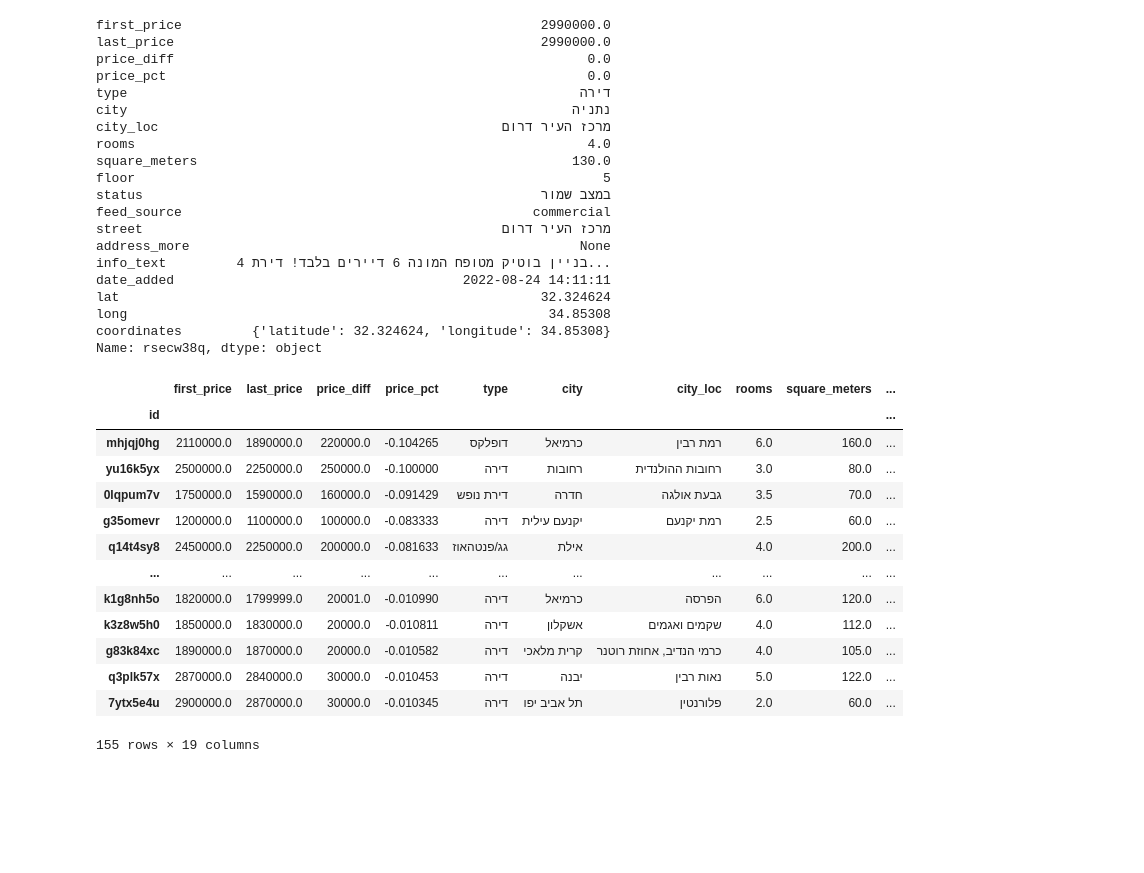
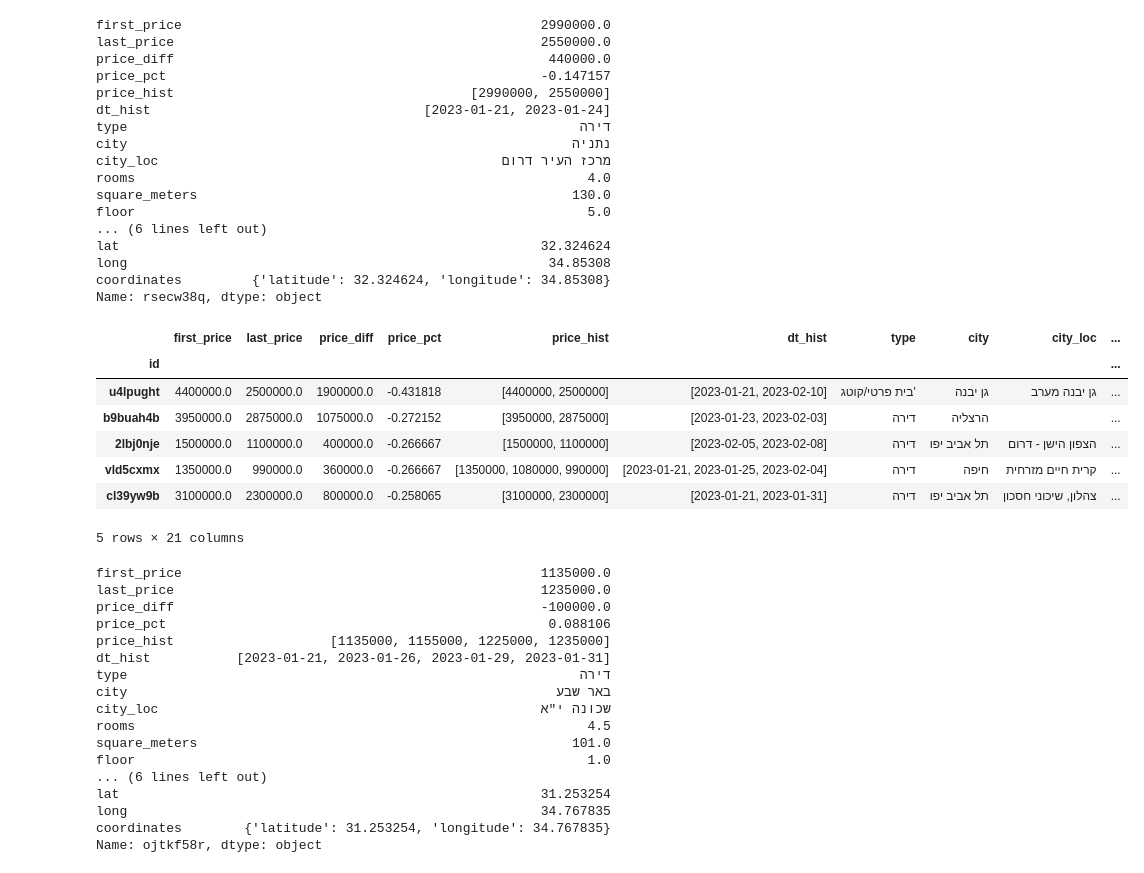
Before and after one commit to lidoraz/realestate, a Jupyter notebook: forsale/anaylize.ipynb, the cells around one changed output. Cells and saved outputs as stored; diff of their text form; code cells hidden in the pictures; blank space fills up the shorter version.

```diff
--- a/forsale/anaylize.ipynb
+++ b/forsale/anaylize.ipynb
@@ -138,10 +113,17 @@ df_p
+# %%
+ids = df_hist.groupby('id').size()
+ids = ids[ids > 1]
+# ids.index
+# %%
+price_hist = df_hist[df_hist['id'].isin(ids.index)].sort_values(['id', 'processing_date']).groupby('id').agg(dict(price=list, processing_date=list))
+price_hist.columns = ['price_hist', 'dt_hist']
 # %%
 # TODO: THIS IS BETTER FOR NOT HAVING FFILL AND BFILL for handling nulls
 # df_p.apply(lambda x: (x[x.last_valid_index()] / x[x.first_valid_index()]) -1, axis=1).rename('price_pct')
 # %%
-price_pct = df_p.apply(lambda x: (x[1] / x[0]) -1, axis=1).rename('price_pct')
-price_diff = df_p.apply(lambda x: x[0] - x[1], axis=1).rename('price_diff')
+price_pct = df_p.apply(lambda x: (x[-1] / x[0]) -1, axis=1).rename('price_pct')
+price_diff = df_p.apply(lambda x: x[0] - x[-1], axis=1).rename('price_diff')
 first_price = df_p.apply(lambda x: x[0], axis=1).rename('first_price')
-last_price = df_p.apply(lambda x: x[1], axis=1).rename('last_price')
+last_price = df_p.apply(lambda x: x[-1], axis=1).rename('last_price')
 # %%
-df_metrics = pd.concat([first_price, last_price, price_diff, price_pct], axis=1)
+df_metrics = pd.concat([first_price, last_price, price_diff, price_pct, price_hist], axis=1)
@@ -191,39 +185,50 @@ df.sort_values('price_pct')
 df.loc['rsecw38q']
 # %% [output]
 first_price                                              2990000.0
-last_price                                               2990000.0
-price_diff                                                     0.0
-price_pct                                                      0.0
+last_price                                               2550000.0
+price_diff                                                440000.0
+price_pct                                                -0.147157
+price_hist                                      [2990000, 2550000]
+dt_hist                                   [2023-01-21, 2023-01-24]
 type                                                          דירה
 city                                                         נתניה
 city_loc                                            מרכז העיר דרום
 rooms                                                          4.0
 square_meters                                                130.0
-floor                                                            5
-status                                                   במצב שמור
-feed_source                                             commercial
-street                                              מרכז העיר דרום
-address_more                                                  None
-info_text         בניין בוטיק מטופח המונה 6 דיירים בלבד! דירת 4...
-date_added                                     2022-08-24 14:11:11
+floor                                                          5.0
+... (6 lines left out)
 lat                                                      32.324624
 long                                                      34.85308
 coordinates         {'latitude': 32.324624, 'longitude': 34.85308}
 Name: rsecw38q, dtype: object
 # %%
-df.query('last_price < 3000000 and -0.9 < price_pct < -0.01 and price_diff < 1e7').sort_values('price_pct')
+df.query('last_price < 3000000 and -0.9 < price_pct < -0.01 and price_diff < 1e7').sort_values('price_pct').head()
 # %% [output]
-|  | first_price | last_price | price_diff | price_pct | type | city | city_loc | rooms | square_meters | ... |
+|  | first_price | last_price | price_diff | price_pct | price_hist | dt_hist | type | city | city_loc | ... |
 | id |  |  |  |  |  |  |  |  |  | ... |
-| mhjqj0hg | 2110000.0 | 1890000.0 | 220000.0 | -0.104265 | דופלקס | כרמיאל | רמת רבין | 6.0 | 160.0 | ... |
-| yu16k5yx | 2500000.0 | 2250000.0 | 250000.0 | -0.100000 | דירה | רחובות | רחובות ההולנדית | 3.0 | 80.0 | ... |
-| 0lqpum7v | 1750000.0 | 1590000.0 | 160000.0 | -0.091429 | דירת נופש | חדרה | גבעת אולגה | 3.5 | 70.0 | ... |
-| g35omevr | 1200000.0 | 1100000.0 | 100000.0 | -0.083333 | דירה | יקנעם עילית | רמת יקנעם | 2.5 | 60.0 | ... |
-| q14t4sy8 | 2450000.0 | 2250000.0 | 200000.0 | -0.081633 | גג/פנטהאוז | אילת |  | 4.0 | 200.0 | ... |
-| ... | ... | ... | ... | ... | ... | ... | ... | ... | ... | ... |
-| k1g8nh5o | 1820000.0 | 1799999.0 | 20001.0 | -0.010990 | דירה | כרמיאל | הפרסה | 6.0 | 120.0 | ... |
-| k3z8w5h0 | 1850000.0 | 1830000.0 | 20000.0 | -0.010811 | דירה | אשקלון | שקמים ואגמים | 4.0 | 112.0 | ... |
-| g83k84xc | 1890000.0 | 1870000.0 | 20000.0 | -0.010582 | דירה | קרית מלאכי | כרמי הנדיב, אחוזת רוטנר | 4.0 | 105.0 | ... |
-| q3plk57x | 2870000.0 | 2840000.0 | 30000.0 | -0.010453 | דירה | יבנה | נאות רבין | 5.0 | 122.0 | ... |
-| 7ytx5e4u | 2900000.0 | 2870000.0 | 30000.0 | -0.010345 | דירה | תל אביב יפו | פלורנטין | 2.0 | 60.0 | ... |
+| u4lpught | 4400000.0 | 2500000.0 | 1900000.0 | -0.431818 | [4400000, 2500000] | [2023-01-21, 2023-02-10] | בית פרטי/קוטג' | גן יבנה | גן יבנה מערב | ... |
+| b9buah4b | 3950000.0 | 2875000.0 | 1075000.0 | -0.272152 | [3950000, 2875000] | [2023-01-23, 2023-02-03] | דירה | הרצליה |  | ... |
+| 2lbj0nje | 1500000.0 | 1100000.0 | 400000.0 | -0.266667 | [1500000, 1100000] | [2023-02-05, 2023-02-08] | דירה | תל אביב יפו | הצפון הישן - דרום | ... |
+| vld5cxmx | 1350000.0 | 990000.0 | 360000.0 | -0.266667 | [1350000, 1080000, 990000] | [2023-01-21, 2023-01-25, 2023-02-04] | דירה | חיפה | קרית חיים מזרחית | ... |
+| cl39yw9b | 3100000.0 | 2300000.0 | 800000.0 | -0.258065 | [3100000, 2300000] | [2023-01-21, 2023-01-31] | דירה | תל אביב יפו | צהלון, שיכוני חסכון | ... |
-155 rows × 19 columns
+5 rows × 21 columns
+# %%
+df.loc['ojtkf58r'] # ['info_text']
+# %% [output]
+first_price                                              1135000.0
+last_price                                               1235000.0
+price_diff                                               -100000.0
+price_pct                                                 0.088106
+price_hist                    [1135000, 1155000, 1225000, 1235000]
+dt_hist           [2023-01-21, 2023-01-26, 2023-01-29, 2023-01-31]
+type                                                          דירה
+city                                                       באר שבע
+city_loc                                                 שכונה י"א
+rooms                                                          4.5
+square_meters                                                101.0
+floor                                                          1.0
+... (6 lines left out)
+lat                                                      31.253254
+long                                                     34.767835
+coordinates        {'latitude': 31.253254, 'longitude': 34.767835}
+Name: ojtkf58r, dtype: object
```
Also changed, not shown: parts of 31 cells of this notebook, 3 other files.
